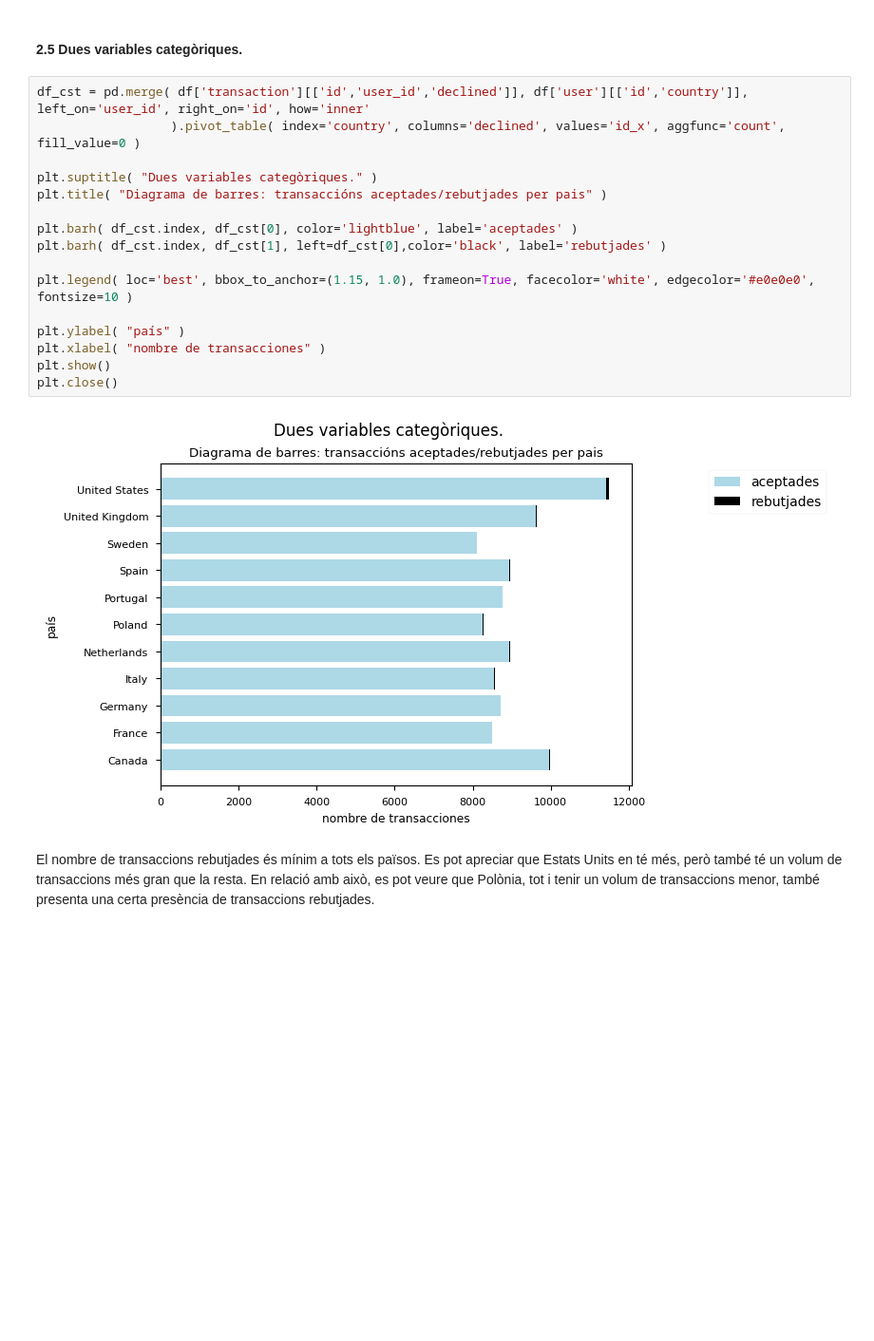
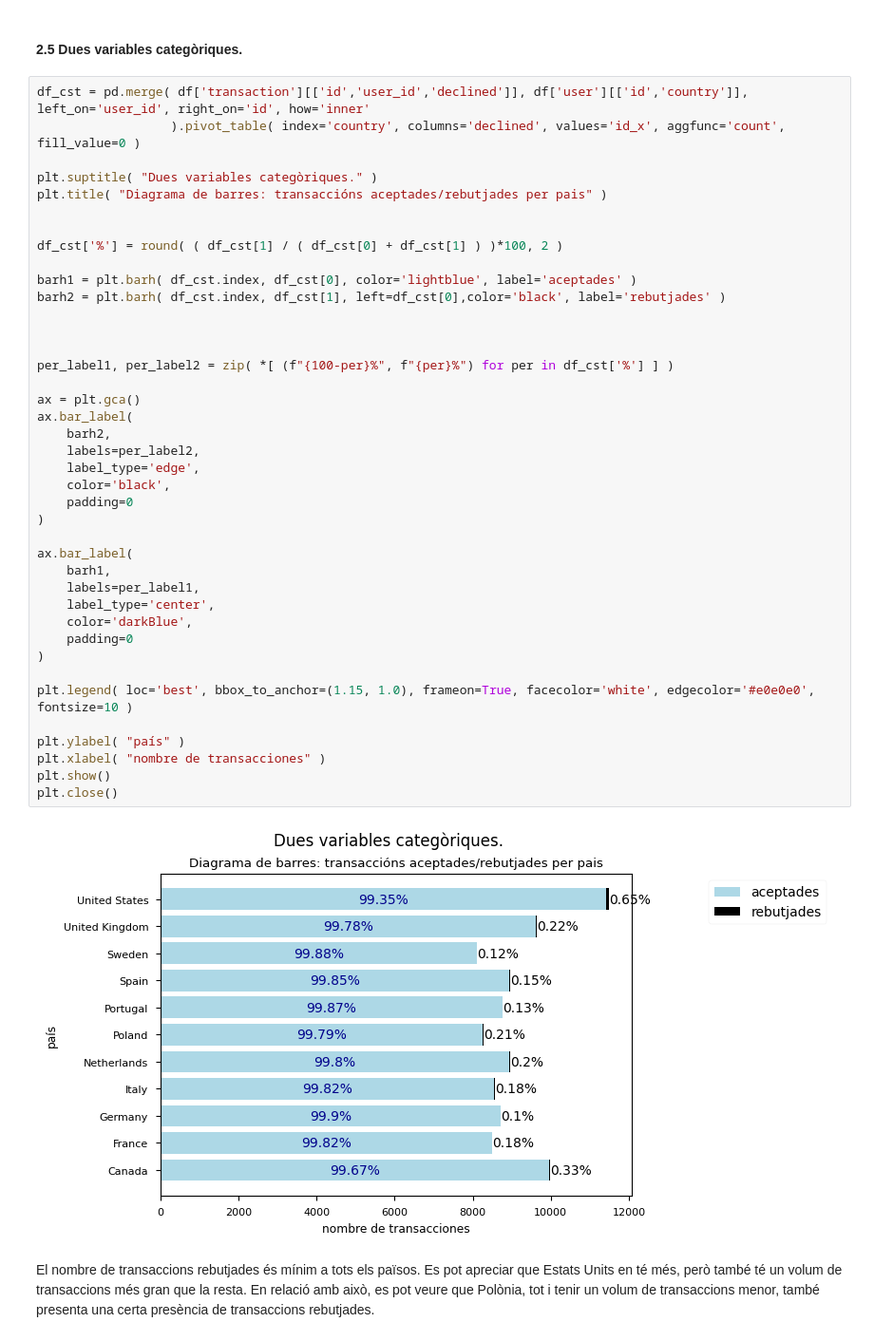
Before and after one commit to raulmabcn/DataAnalyst, a Jupyter notebook: Specialization/PythonVisualData/S1101_MC.ipynb, the cells around one changed output. Shown at 95% size. Saved outputs shown, nothing was run; the diff lists cells and outputs as text; blank space fills up the shorter version.

```diff
--- a/Specialization/PythonVisualData/S1101_MC.ipynb
+++ b/Specialization/PythonVisualData/S1101_MC.ipynb
@@ -206,21 +206,45 @@ Es pot observar que el valor de les transaccions en ambdues regions és gairebé
 # %%
 df_cst = pd.merge( df['transaction'][['id','user_id','declined']], df['user'][['id','country']], left_on='user_id', right_on='id', how='inner'
                   ).pivot_table( index='country', columns='declined', values='id_x', aggfunc='count', fill_value=0 )
 
 plt.suptitle( "Dues variables categòriques." )
 plt.title( "Diagrama de barres: transaccións aceptades/rebutjades per pais" )
 
-plt.barh( df_cst.index, df_cst[0], color='lightblue', label='aceptades' )
-plt.barh( df_cst.index, df_cst[1], left=df_cst[0],color='black', label='rebutjades' )
+
+df_cst['%'] = round( ( df_cst[1] / ( df_cst[0] + df_cst[1] ) )*100, 2 )
+
+barh1 = plt.barh( df_cst.index, df_cst[0], color='lightblue', label='aceptades' )
+barh2 = plt.barh( df_cst.index, df_cst[1], left=df_cst[0],color='black', label='rebutjades' )
+
+
+
+per_label1, per_label2 = zip( *[ (f"{100-per}%", f"{per}%") for per in df_cst['%'] ] )
+
+ax = plt.gca()
+ax.bar_label(
+    barh2,
+    labels=per_label2,
+    label_type='edge',
+    color='black',
+    padding=0
+)
+
+ax.bar_label(
+    barh1,
+    labels=per_label1,
+    label_type='center',
+    color='darkBlue',
+    padding=0
+)
 
 plt.legend( loc='best', bbox_to_anchor=(1.15, 1.0), frameon=True, facecolor='white', edgecolor='#e0e0e0', fontsize=10 )
 
 plt.ylabel( "país" )
 plt.xlabel( "nombre de transacciones" )
 plt.show()
 plt.close()
 # %% [output]
-[figure, old version]
+[figure, new version]
 # %% [markdown]
 El nombre de transaccions rebutjades és mínim a tots els països. Es pot apreciar que Estats Units en té més, però també té un volum de transaccions més gran que la resta. En relació amb això, es pot veure que Polònia, tot i tenir un volum de transaccions menor, també presenta una certa presència de transaccions rebutjades.
 # %% [markdown]
```
Also changed, not shown: parts of 2 cells of this notebook, 3 other files.
